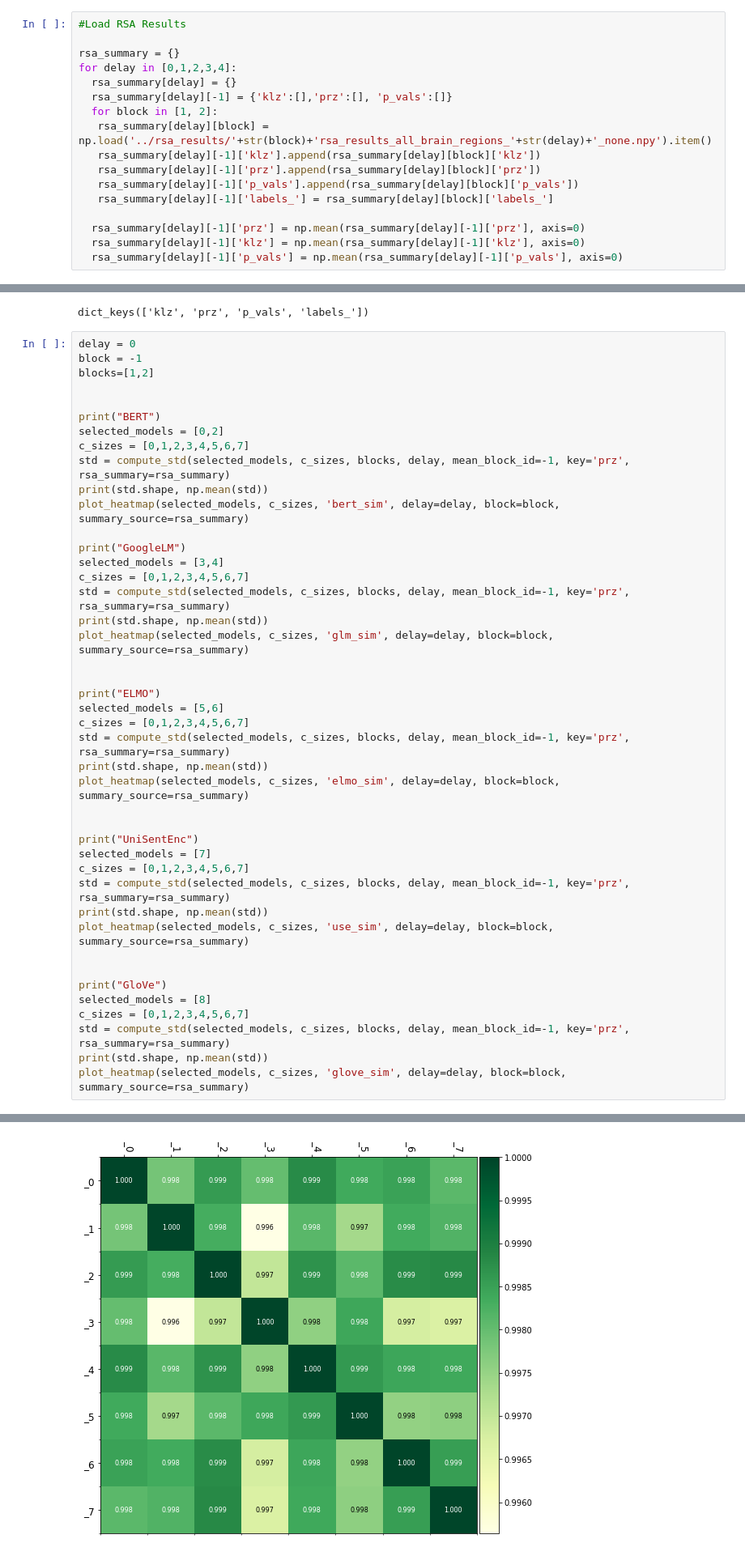
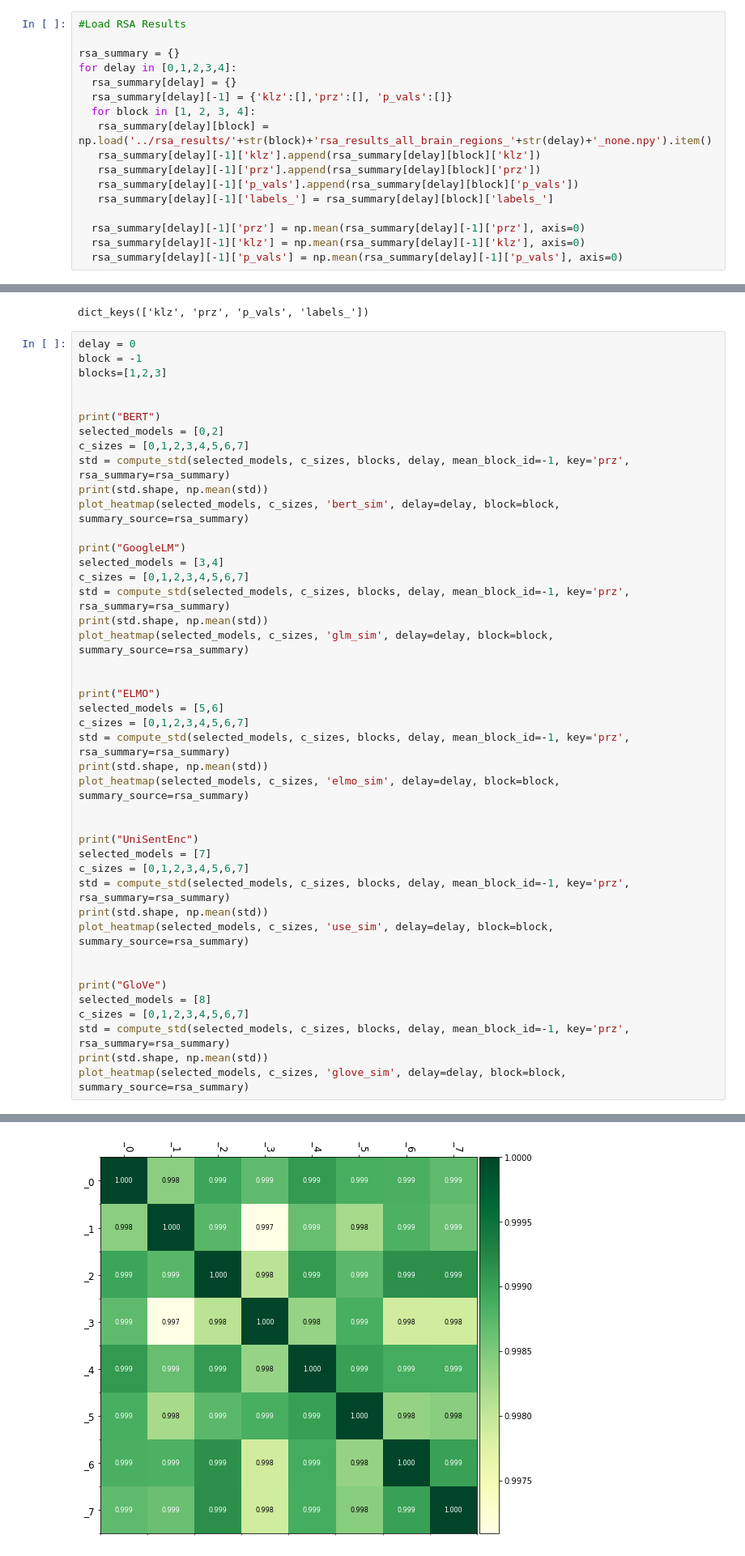
Before and after one commit to samiraabnar/Bridge, a Jupyter notebook: notebooks/plot_results.ipynb, the cells around one changed output, grey strips where cells are left out. Shown at 81% size. Drawn from its saved outputs; the diff is of its cells as text.

```diff
--- a/notebooks/plot_results.ipynb
+++ b/notebooks/plot_results.ipynb
@@ -7,7 +7,7 @@ rsa_summary = {}
 for delay in [0,1,2,3,4]:
   rsa_summary[delay] = {}
   rsa_summary[delay][-1] = {'klz':[],'prz':[], 'p_vals':[]}
-  for block in [1, 2]:
+  for block in [1, 2, 3, 4]:
    rsa_summary[delay][block] = np.load('../rsa_results/'+str(block)+'rsa_results_all_brain_regions_'+str(delay)+'_none.npy').item()
    rsa_summary[delay][-1]['klz'].append(rsa_summary[delay][block]['klz'])
    rsa_summary[delay][-1]['prz'].append(rsa_summary[delay][block]['prz'])
@@ -24,7 +24,7 @@ dict_keys(['klz', 'prz', 'p_vals', 'labels_'])
 # %%
 delay = 0
 block = -1
-blocks=[1,2]
+blocks=[1,2,3]
 
 
 print("BERT")
@@ -87,4 +87,4 @@ pvalue range: 0.0 1.0257124720704677e-134 3.2053568629870183e-136
-[figure, old version]
+[figure, new version]
 # %%
 print("BERT STD for different context sizes")
 selected_models = [0,2]
```
Also changed, not shown: parts of 4 cells of this notebook, 7 other files.
